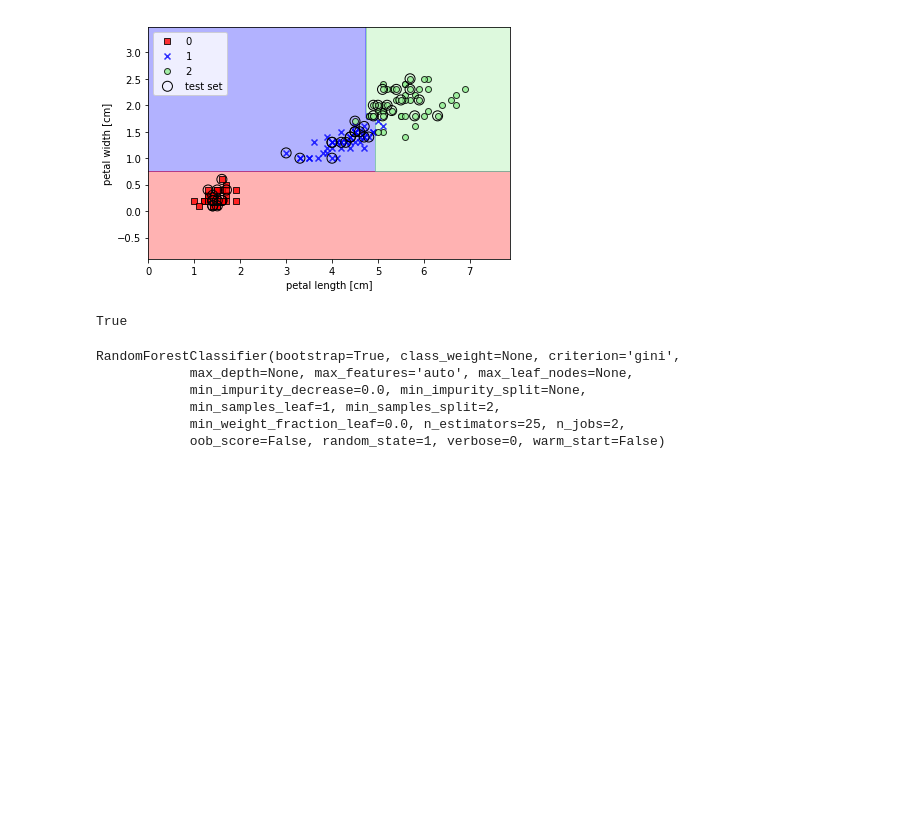
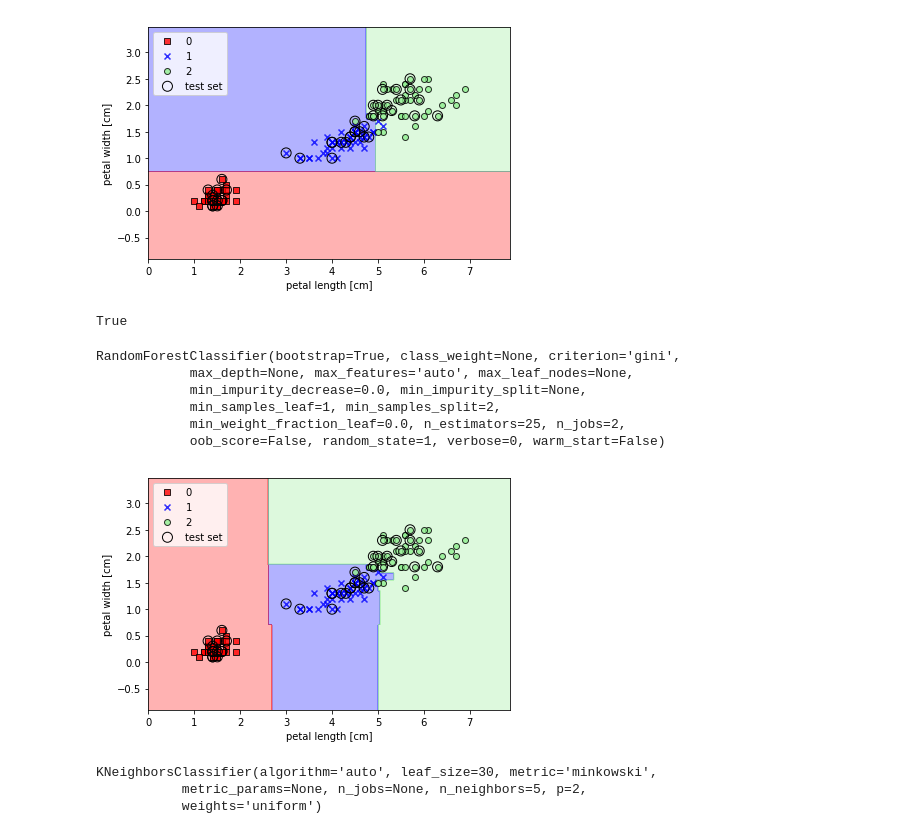
Before and after one commit to hitsuji-haneta/PMLB, a Jupyter notebook: chapter3/playground.ipynb, the cells around one changed output. Drawn from its saved outputs; the diff is of its cells as text; code cells hidden in the pictures; blank space fills up the shorter version.

```diff
--- a/chapter3/playground.ipynb
+++ b/chapter3/playground.ipynb
@@ -269,3 +269,12 @@ RandomForestClassifier(bootstrap=True, class_weight=None, criterion='gini',
             min_samples_leaf=1, min_samples_split=2,
             min_weight_fraction_leaf=0.0, n_estimators=25, n_jobs=2,
             oob_score=False, random_state=1, verbose=0, warm_start=False)
+# %%
+plot_decision_regions(X_combined, y_combined, classifier=forest, test_idx=range(105, 150))
+plt.xlabel('petal length [cm]')
+plt.ylabel('petal width [cm]')
+plt.legend(loc='upper left')
+plt.tight_layout()
+plt.show()
+# %% [output]
+[figure, added]
@@ -271,0 +283,7 @@ RandomForestClassifier(bootstrap=True, class_weight=None, criterion='gini',
+# %%
+knn = KNeighborsClassifier(n_neighbors=5, p=2, metric='minkowski')
+knn.fit(X_train_std, y_train)
+# %% [output]
+KNeighborsClassifier(algorithm='auto', leaf_size=30, metric='minkowski',
+           metric_params=None, n_jobs=None, n_neighbors=5, p=2,
+           weights='uniform')
```
Also changed, not shown: parts of 2 cells of this notebook.
